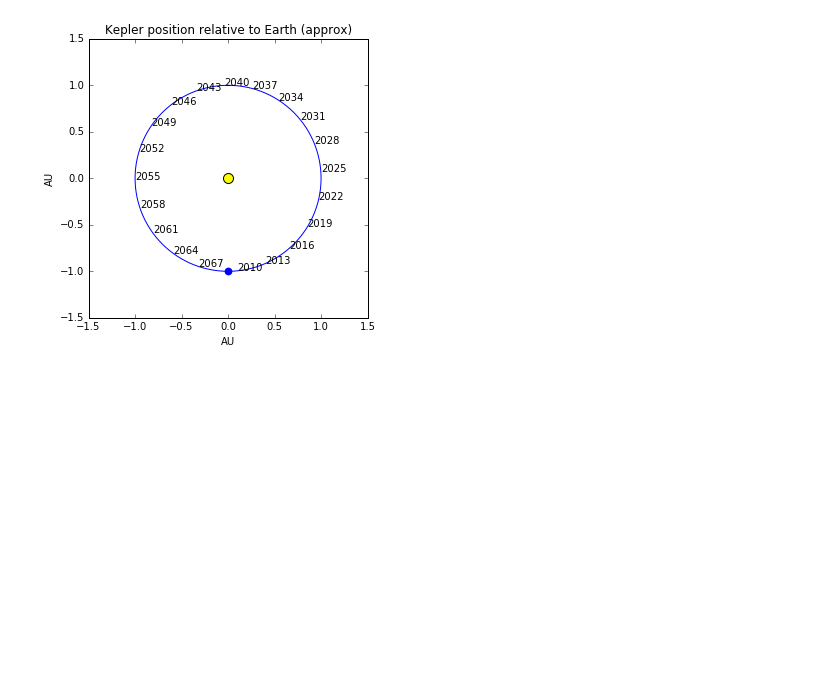
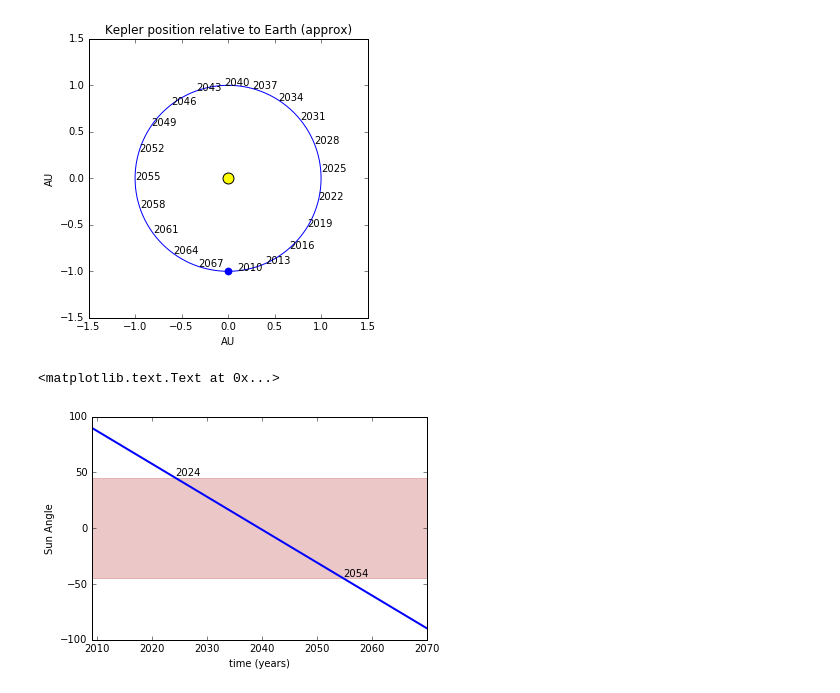
Before and after one commit to jradavenport/hello-kepler, a Jupyter notebook: how-far.ipynb, the cells around one changed output. Cells and saved outputs as stored; diff of their text form; code cells hidden in the pictures; blank space fills up the shorter version.

Commit message:
add another plot

```diff
--- a/how-far.ipynb
+++ b/how-far.ipynb
@@ -49,3 +49,24 @@ plt.ylabel('AU')
 plt.savefig('how-far.png', dpi=150)
 # %% [output]
 [figure]
+# %%
+# How long until we can't look back at the Earth?
+# K2 mission says we can't be closer than 45deg to the Sun
+
+# Trig time! law of Sines:
+# sin A / a = sin B / b
+# A = theta, a = dist
+# B = Sun Angle, b == 1 AU
+sun_angle = (np.arcsin( np.sin((theta + 90.) / 180. * np.pi) / dist ) * 180. / np.pi)
+
+plt.plot(time[1:], sun_angle[1:],lw=2)
+plt.fill_between([min(time), max(time)], [45,45], [-45,-45], color='firebrick', alpha=0.25)
+plt.xlabel('time (years)')
+plt.ylabel('Sun Angle')
+plt.xlim(min(time), max(time))
+
+plt.text(time[90], sun_angle[90]+2, str(int(time[90])))
+plt.text(time[270], sun_angle[270]+2, str(int(time[270])))
+# %% [output]
+<matplotlib.text.Text at 0x...>
+[figure, added]
```
Also changed, not shown: parts of 1 cell of this notebook, 1 other file.
